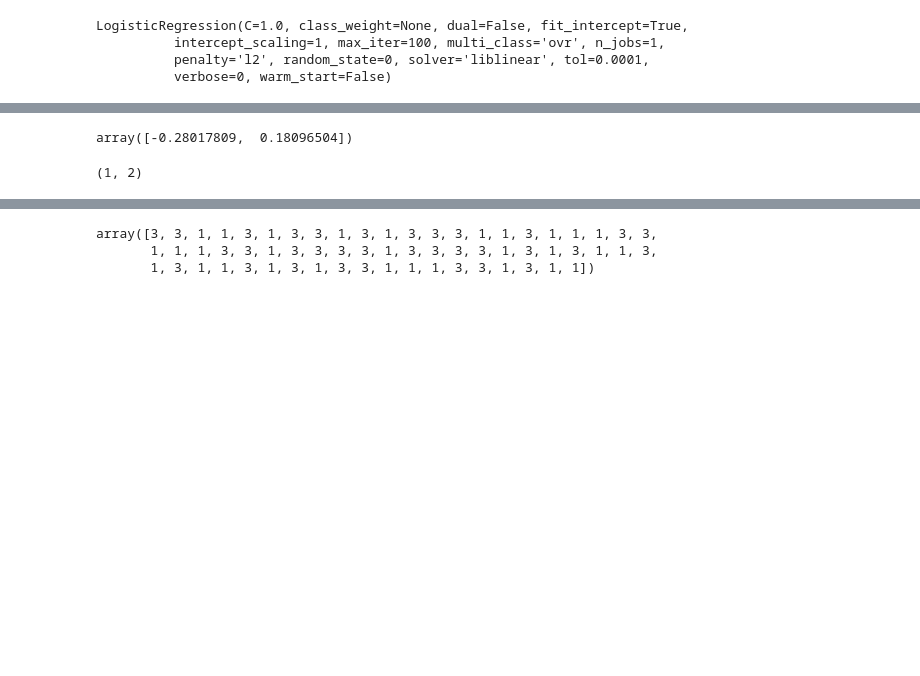
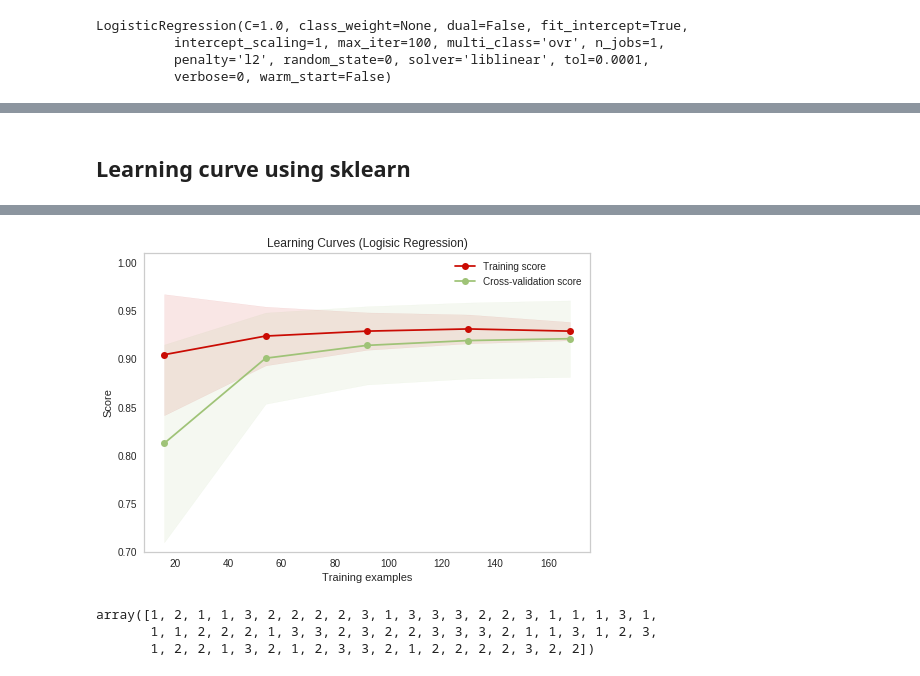
Before and after one commit to ELSPL/ml_practices_2018, a Jupyter notebook: Labs/Lab2/Romil/seeds_Log_reg.ipynb, the cells around one changed output, grey strips where cells are left out. Drawn from its saved outputs; the diff is of its cells as text; code cells hidden in the pictures; blank space fills up the shorter version.

```diff
--- a/Labs/Lab2/Romil/seeds_Log_reg.ipynb
+++ b/Labs/Lab2/Romil/seeds_Log_reg.ipynb
@@ -157,4 +155,0 @@ X_test_std.shape
-# %%
-X_test_std[0,:]
-# %% [output]
-array([-0.28017809,  0.18096504])
@@ -163,4 +156,39 @@ temp = X_test_std[0,:].reshape(1,2)
-# %%
-temp.shape
-# %% [output]
-(1, 2)
+# %% [markdown]
+## Learning curve using sklearn
+# %%
+# Defining the function to plot the learning curve:
+
+def plot_learning_curve(estimator, title, X, y, ylim=None, cv=None,
+                        n_jobs=None, train_sizes=np.linspace(.1, 1.0, 5)):
+    plt.figure()
+    plt.title(title)
+    if ylim is not None:
+        plt.ylim(*ylim)
+    plt.xlabel("Training examples")
+    plt.ylabel("Score")
+    train_sizes, train_scores, test_scores = learning_curve(estimator, X, y, cv=cv, n_jobs=n_jobs, train_sizes=train_sizes)
+    train_scores_mean = np.mean(train_scores, axis=1)
+    train_scores_std = np.std(train_scores, axis=1)
+    test_scores_mean = np.mean(test_scores, axis=1)
+    test_scores_std = np.std(test_scores, axis=1)
+    plt.grid()
+
+    plt.fill_between(train_sizes, train_scores_mean - train_scores_std,
+                     train_scores_mean + train_scores_std, alpha=0.1,
+                     color="r")
+    plt.fill_between(train_sizes, test_scores_mean - test_scores_std,
+                     test_scores_mean + test_scores_std, alpha=0.1, color="g")
+    plt.plot(train_sizes, train_scores_mean, 'o-', color="r",
+             label="Training score")
+    plt.plot(train_sizes, test_scores_mean, 'o-', color="g",
+             label="Cross-validation score")
+
+    plt.legend(loc="best")
+    return plt
+# %%
+# Plotting for Logistic Regression
+title = "Learning Curves (Logisic Regression)"
+cv = ShuffleSplit(n_splits=100, test_size=0.2, random_state=0)
+estimator = LogisticRegression()
+plot_learning_curve(estimator, title, X, y, ylim=(0.7, 1.01), cv=cv, n_jobs=4)
+# %% [output]
@@ -167,9 +196,11 @@ temp.shape
+[figure, added]
 # %%
-lr.predict(X_test_std)
+y_pred = lr.predict(X_test_std)
+y_pred
 # %% [output]
-array([3, 3, 1, 1, 3, 1, 3, 3, 1, 3, 1, 3, 3, 3, 1, 1, 3, 1, 1, 1, 3, 3,
-       1, 1, 1, 3, 3, 1, 3, 3, 3, 3, 1, 3, 3, 3, 3, 1, 3, 1, 3, 1, 1, 3,
-       1, 3, 1, 1, 3, 1, 3, 1, 3, 3, 1, 1, 1, 3, 3, 1, 3, 1, 1])
+array([1, 2, 1, 1, 3, 2, 2, 2, 2, 3, 1, 3, 3, 3, 2, 2, 3, 1, 1, 1, 3, 1,
+       1, 1, 2, 2, 2, 1, 3, 3, 2, 3, 2, 2, 3, 3, 3, 2, 1, 1, 3, 1, 2, 3,
+       1, 2, 2, 1, 3, 2, 1, 2, 3, 3, 2, 1, 2, 2, 2, 2, 3, 2, 2])
 # %%
 y_test
 # %% [output]
```
Also changed, not shown: parts of 52 cells of this notebook, 1 other file.
